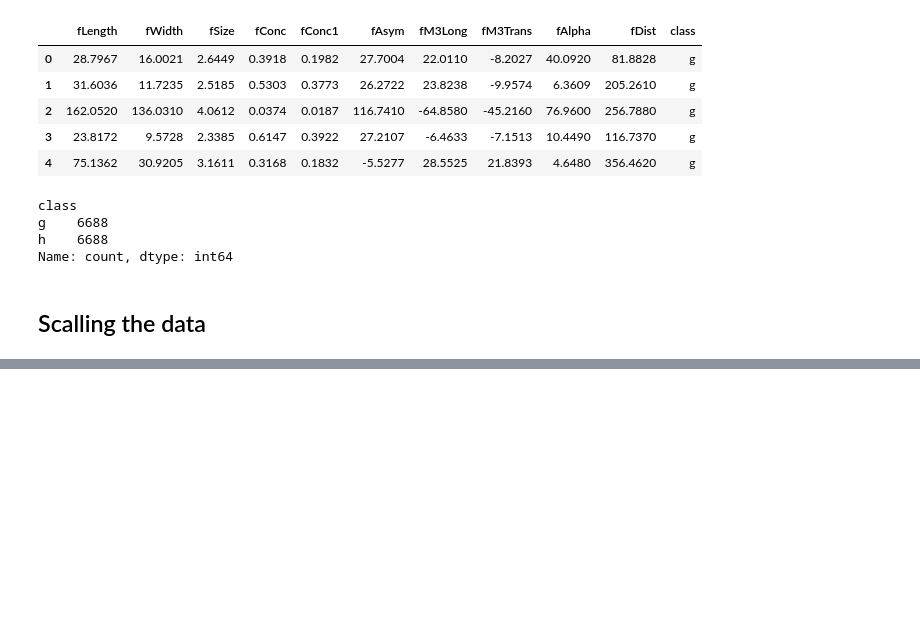
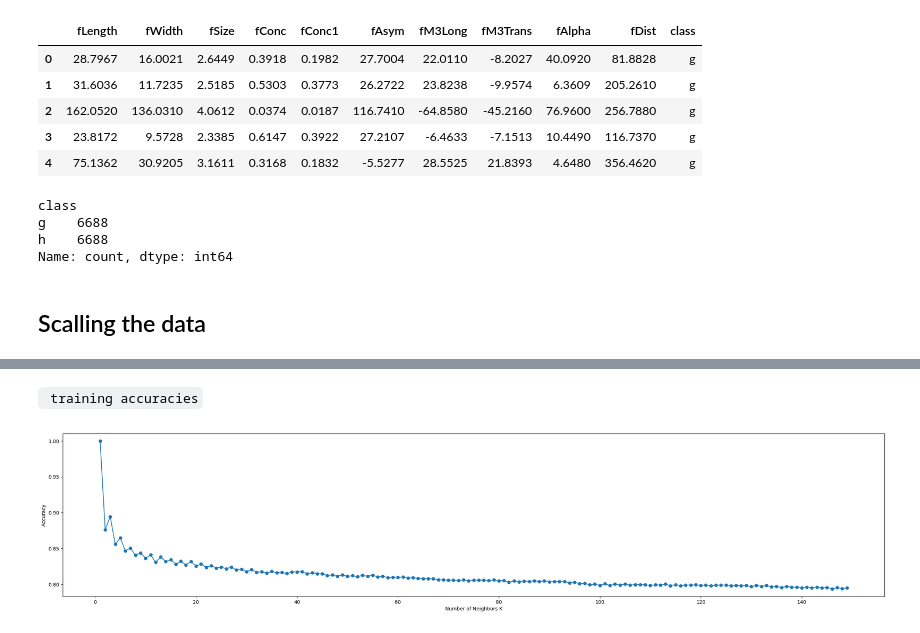
Before and after one commit to abdelrahman7124/KNN-, a Jupyter notebook: knn-skit.ipynb, the cells around one changed output, grey strips where cells are left out. Drawn from its saved outputs; the diff is of its cells as text; code cells hidden in the pictures; blank space fills up the shorter version.

````diff
--- a/knn-skit.ipynb
+++ b/knn-skit.ipynb
@@ -209,0 +135,7 @@ So we choose 7 as it has high validation accuracy as well as high training accur
+# %% [markdown]
+``` training accuracies```
+# %%
+accuracies = [accuracy_train_builtIn]
+plot_accuracies(input_range, accuracies)
+# %% [output]
+[figure, added]
````
Also changed, not shown: parts of 28 cells of this notebook.
